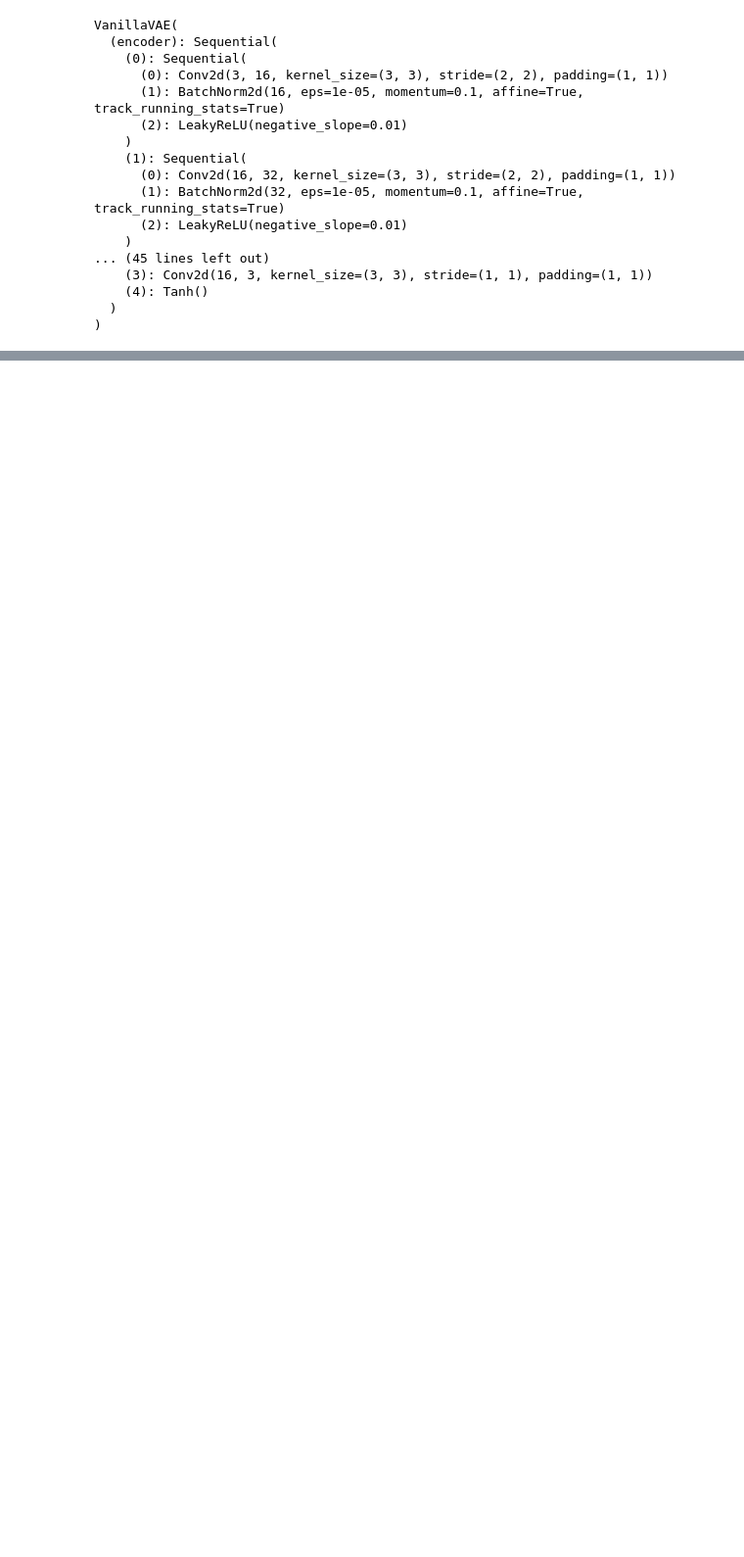
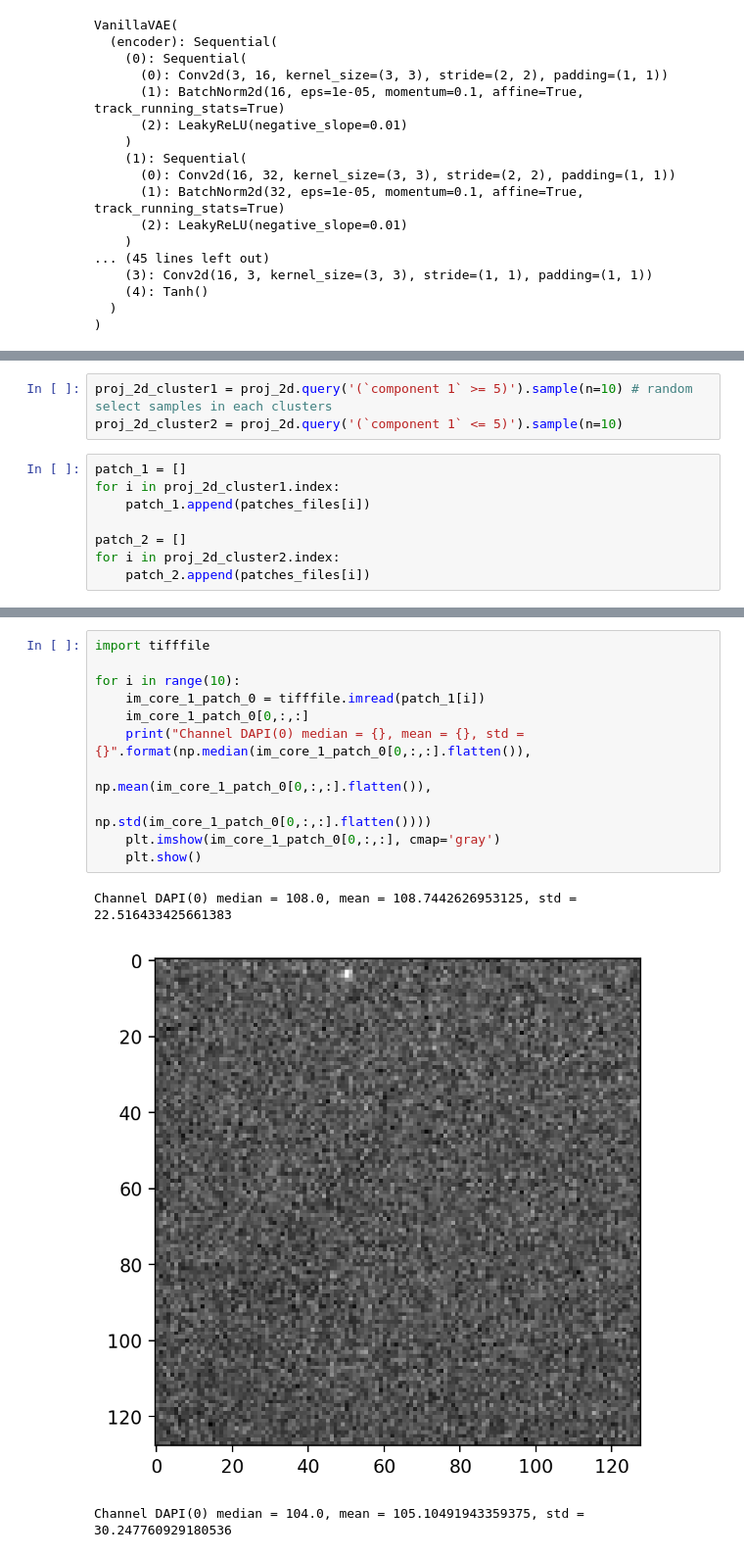
Before and after one commit to farkkilab/pixel_ai, a Jupyter notebook: notebooks/test_get_vanilla_vae_latent_space.ipynb, the cells around one changed output, grey strips where cells are left out. Shown at 98% size. Saved outputs shown, nothing was run; the diff lists cells and outputs as text; blank space fills up the shorter version.

```diff
--- a/notebooks/test_get_vanilla_vae_latent_space.ipynb
+++ b/notebooks/test_get_vanilla_vae_latent_space.ipynb
@@ -112,0 +122,11 @@ plt.show()
+# %%
+proj_2d_cluster1 = proj_2d.query('(`component 1` >= 5)').sample(n=10) # random select samples in each clusters
+proj_2d_cluster2 = proj_2d.query('(`component 1` <= 5)').sample(n=10)
+# %%
+patch_1 = []
+for i in proj_2d_cluster1.index:
+    patch_1.append(patches_files[i])
+
+patch_2 = []
+for i in proj_2d_cluster2.index:
+    patch_2.append(patches_files[i])
@@ -112,0 +135,15 @@ plt.show()
+# %%
+import tifffile
+
+for i in range(10):
+    im_core_1_patch_0 = tifffile.imread(patch_1[i])
+    im_core_1_patch_0[0,:,:]
+    print("Channel DAPI(0) median = {}, mean = {}, std = {}".format(np.median(im_core_1_patch_0[0,:,:].flatten()),
+                                                        np.mean(im_core_1_patch_0[0,:,:].flatten()),
+                                                        np.std(im_core_1_patch_0[0,:,:].flatten())))
+    plt.imshow(im_core_1_patch_0[0,:,:], cmap='gray')
+    plt.show()
+# %% [output]
+Channel DAPI(0) median = 108.0, mean = 108.7442626953125, std = 22.516433425661383
+[figure, added]
+Channel DAPI(0) median = 104.0, mean = 105.10491943359375, std = 30.247760929180536
```
Also changed, not shown: parts of 14 cells of this notebook.
